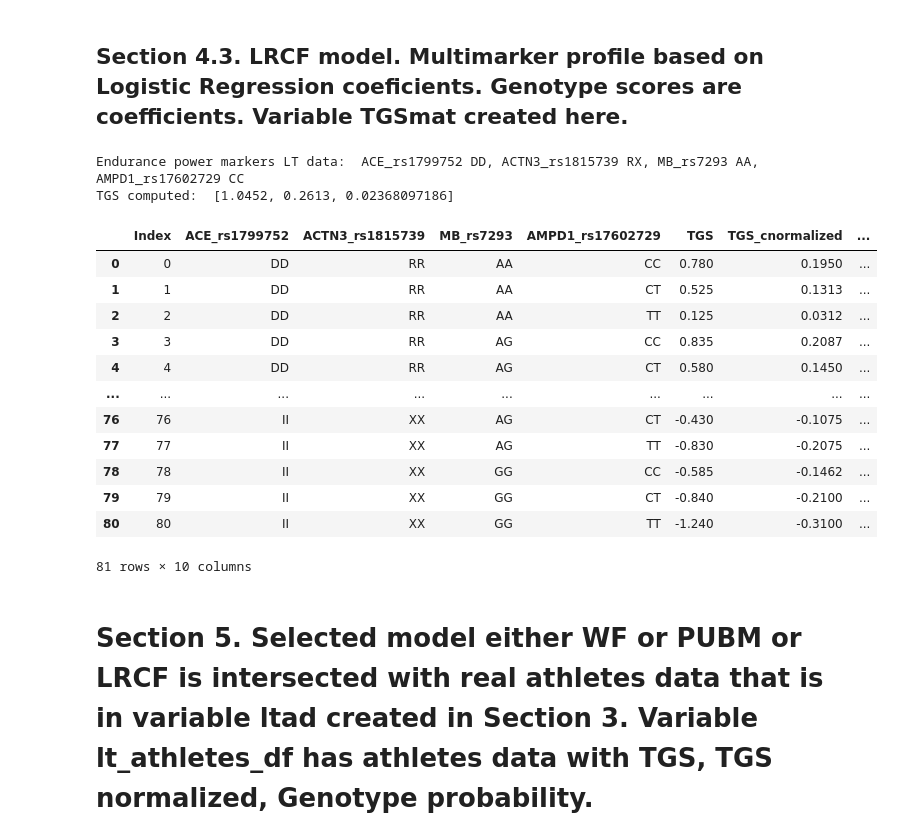
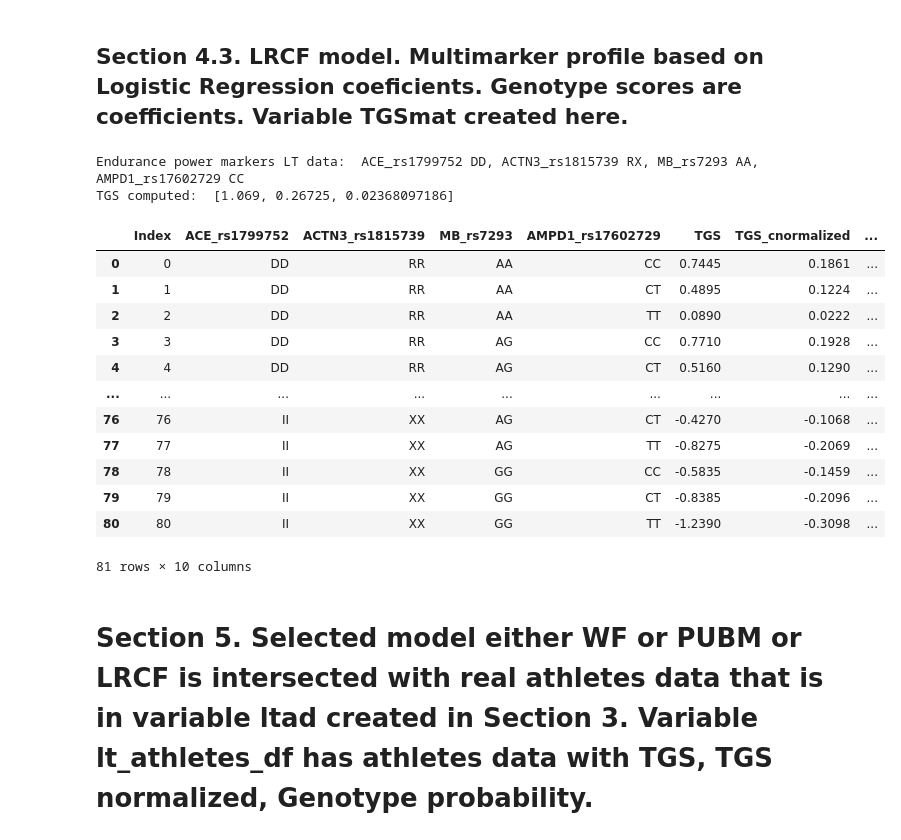
Before and after one commit to erinijapranckeviciene/ppolygenic, a Jupyter notebook: ppolygenic_working_draft.ipynb, the cells around one changed output. Drawn from its saved outputs; the diff is of its cells as text; code cells hidden in the pictures.

```diff
--- a/ppolygenic_working_draft.ipynb
+++ b/ppolygenic_working_draft.ipynb
@@ -1092,49 +1092,59 @@ TGS computed:  [4.0, 1.0, 0.02368097186]
 import sys
 import itertools
 import csv
 import pandas
 
 ##############################################################################
 # Modeling LT_athlete's TGS scores
 ##############################################################################
 
 ####### Endurance_power_markers dictionary
+#markers_endpow ={ \
+# Endurance_power markers of LT data sample
+#     'endurance_power_vilnius': \
+#                {'ACE_rs1799752':     {'gene':'ACE', 'genotype_scores':{'DD': 0.4165, 'ID': 0.19, 'II': -0.47 },'frequencies':{'DD': 0.247, 'ID': 0.369, 'II': 0.384},'allele_freq':{'I':0.43,'D':0.57}, 'conf': 1},\
+#                 'ACTN3_rs1815739':     {'gene':'ACTN3', 'genotype_scores':{'RR': 0, 'RX': 0.2652, 'XX':-0.12 }, 'frequencies':{'RR': 0.408, 'RX': 0.49, 'XX': 0.102},'allele_freq':{'R':0.65,'X':0.35}, 'conf': 1},\
+#                 'MB_rs7293': {'gene':'MB','genotype_scores':{'AA': 0.105, 'AG': 0.16, 'GG':-0.25 },'frequencies':{'AA': 0.271, 'AG': 0.455, 'GG': 0.275},'allele_freq':{'A':0.5,'G':0.5}, 'conf': 1},\
+#                 'AMPD1_rs17602729':{'gene':'AMPD1','genotype_scores':{'CC': 0.255, 'CT': 0, 'TT': -0.4}, 'frequencies':{'CC': 0.722, 'CT': 0.255, 'TT': 0.024},'allele_freq':{'C':0.85,'T':0.15}, 'conf': 1}}}
+
+
+####### Endurance_power_markers dictionary
 markers_endpow ={ \
 # Endurance_power markers of LT data sample
      'endurance_power_vilnius': \
-                {'ACE_rs1799752':     {'gene':'ACE', 'genotype_scores':{'DD': 0.42, 'ID': 0.19, 'II': -0.47 },'frequencies':{'DD': 0.247, 'ID': 0.369, 'II': 0.384},'allele_freq':{'I':0.43,'D':0.57}, 'conf': 1},\
-                 'ACTN3_rs1815739':     {'gene':'ACTN3', 'genotype_scores':{'RR': 0, 'RX': 0.2652, 'XX':-0.12 }, 'frequencies':{'RR': 0.408, 'RX': 0.49, 'XX': 0.102},'allele_freq':{'R':0.65,'X':0.35}, 'conf': 1},\
-                 'MB_rs7293': {'gene':'MB','genotype_scores':{'AA': 0.105, 'AG': 0.16, 'GG':-0.25 },'frequencies':{'AA': 0.271, 'AG': 0.455, 'GG': 0.275},'allele_freq':{'A':0.5,'G':0.5}, 'conf': 1},\
-                 'AMPD1_rs17602729':{'gene':'AMPD1','genotype_scores':{'CC': 0.255, 'CT': 0, 'TT': -0.4}, 'frequencies':{'CC': 0.722, 'CT': 0.255, 'TT': 0.024},'allele_freq':{'C':0.85,'T':0.15}, 'conf': 1}}}
+                {'ACE_rs1799752':     {'gene':'ACE', 'genotype_scores':{'DD': 0.4165, 'ID': -0.147, 'II': -0.4655 },'frequencies':{'DD': 0.247, 'ID': 0.369, 'II': 0.384},'allele_freq':{'I':0.43,'D':0.57}, 'conf': 1},\
+                 'ACTN3_rs1815739':     {'gene':'ACTN3', 'genotype_scores':{'RR': -0.0595, 'RX': 0.265, 'XX':-0.1205 }, 'frequencies':{'RR': 0.408, 'RX': 0.49, 'XX': 0.102},'allele_freq':{'R':0.65,'X':0.35}, 'conf': 1},\
+                 'MB_rs7293': {'gene':'MB','genotype_scores':{'AA': 0.1325, 'AG': 0.159, 'GG':-0.2525 },'frequencies':{'AA': 0.271, 'AG': 0.455, 'GG': 0.275},'allele_freq':{'A':0.5,'G':0.5}, 'conf': 1},\
+                 'AMPD1_rs17602729':{'gene':'AMPD1','genotype_scores':{'CC': 0.255, 'CT': 0, 'TT': -0.4005}, 'frequencies':{'CC': 0.722, 'CT': 0.255, 'TT': 0.024},'allele_freq':{'C':0.85,'T':0.15}, 'conf': 1}}}
 
 endpow_gt_list='ACE_rs1799752 DD, ACTN3_rs1815739 RX, MB_rs7293 AA, AMPD1_rs17602729 CC '
 
 tgs_endpow = total_genotype_score(endpow_gt_list, markers_endpow['endurance_power_vilnius'])
 print("Endurance power markers LT data: ",endpow_gt_list)
 print("TGS computed: ", tgs_endpow)
 
 co = genotype_combinations_tgs(markers_endpow['endurance_power_vilnius'])
 tg=co[0]
 ft=co[1]
 
 TGSmat=GTcombinations_to_df(tg)
 TGSmat['GT']=TGSmat['ACE_rs1799752']+TGSmat['ACTN3_rs1815739']+TGSmat['MB_rs7293']+TGSmat['AMPD1_rs17602729']
 TGSmat
 # %% [output]
 Endurance power markers LT data:  ACE_rs1799752 DD, ACTN3_rs1815739 RX, MB_rs7293 AA, AMPD1_rs17602729 CC
-TGS computed:  [1.0452, 0.2613, 0.02368097186]
+TGS computed:  [1.069, 0.26725, 0.02368097186]
 |  | Index | ACE_rs1799752 | ACTN3_rs1815739 | MB_rs7293 | AMPD1_rs17602729 | TGS | TGS_cnormalized | ... |
-| 0 | 0 | DD | RR | AA | CC | 0.780 | 0.1950 | ... |
-| 1 | 1 | DD | RR | AA | CT | 0.525 | 0.1313 | ... |
-| 2 | 2 | DD | RR | AA | TT | 0.125 | 0.0312 | ... |
-| 3 | 3 | DD | RR | AG | CC | 0.835 | 0.2087 | ... |
-| 4 | 4 | DD | RR | AG | CT | 0.580 | 0.1450 | ... |
+| 0 | 0 | DD | RR | AA | CC | 0.7445 | 0.1861 | ... |
+| 1 | 1 | DD | RR | AA | CT | 0.4895 | 0.1224 | ... |
+| 2 | 2 | DD | RR | AA | TT | 0.0890 | 0.0222 | ... |
+| 3 | 3 | DD | RR | AG | CC | 0.7710 | 0.1928 | ... |
+| 4 | 4 | DD | RR | AG | CT | 0.5160 | 0.1290 | ... |
 | ... | ... | ... | ... | ... | ... | ... | ... | ... |
-| 76 | 76 | II | XX | AG | CT | -0.430 | -0.1075 | ... |
-| 77 | 77 | II | XX | AG | TT | -0.830 | -0.2075 | ... |
-| 78 | 78 | II | XX | GG | CC | -0.585 | -0.1462 | ... |
-| 79 | 79 | II | XX | GG | CT | -0.840 | -0.2100 | ... |
-| 80 | 80 | II | XX | GG | TT | -1.240 | -0.3100 | ... |
+| 76 | 76 | II | XX | AG | CT | -0.4270 | -0.1068 | ... |
+| 77 | 77 | II | XX | AG | TT | -0.8275 | -0.2069 | ... |
+| 78 | 78 | II | XX | GG | CC | -0.5835 | -0.1459 | ... |
+| 79 | 79 | II | XX | GG | CT | -0.8385 | -0.2096 | ... |
+| 80 | 80 | II | XX | GG | TT | -1.2390 | -0.3098 | ... |
 81 rows × 10 columns
 # %% [markdown]
 # Section 5. Selected model either WF or PUBM or LRCF is  intersected with real athletes data that is in variable ltad created in Section 3. Variable lt_athletes_df has athletes data with TGS, TGS normalized, Genotype probability.
```
Also changed, not shown: parts of 13 cells of this notebook.
